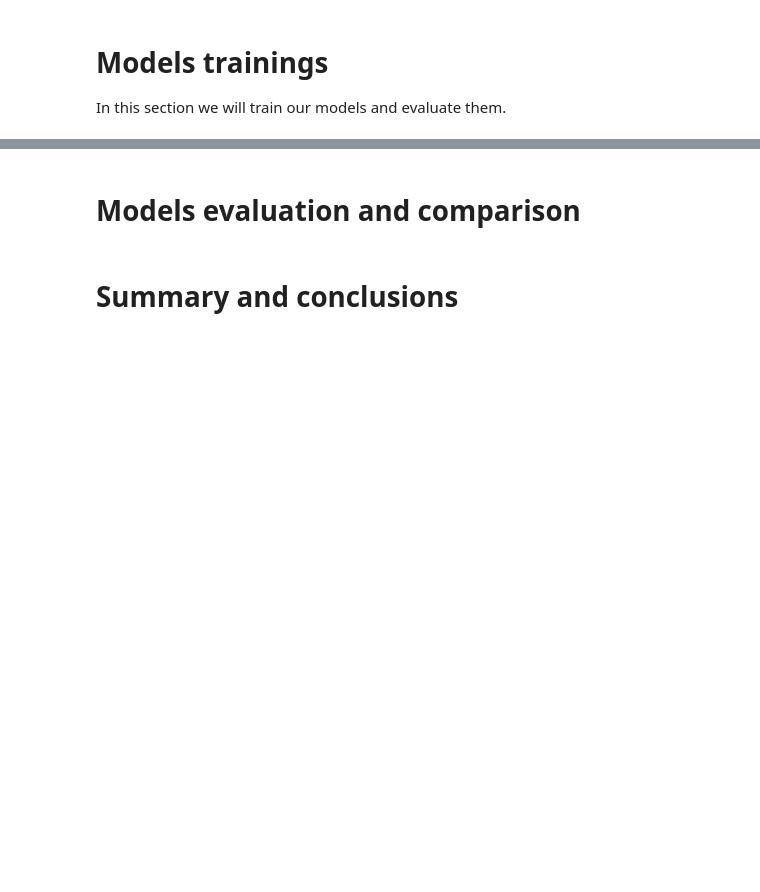
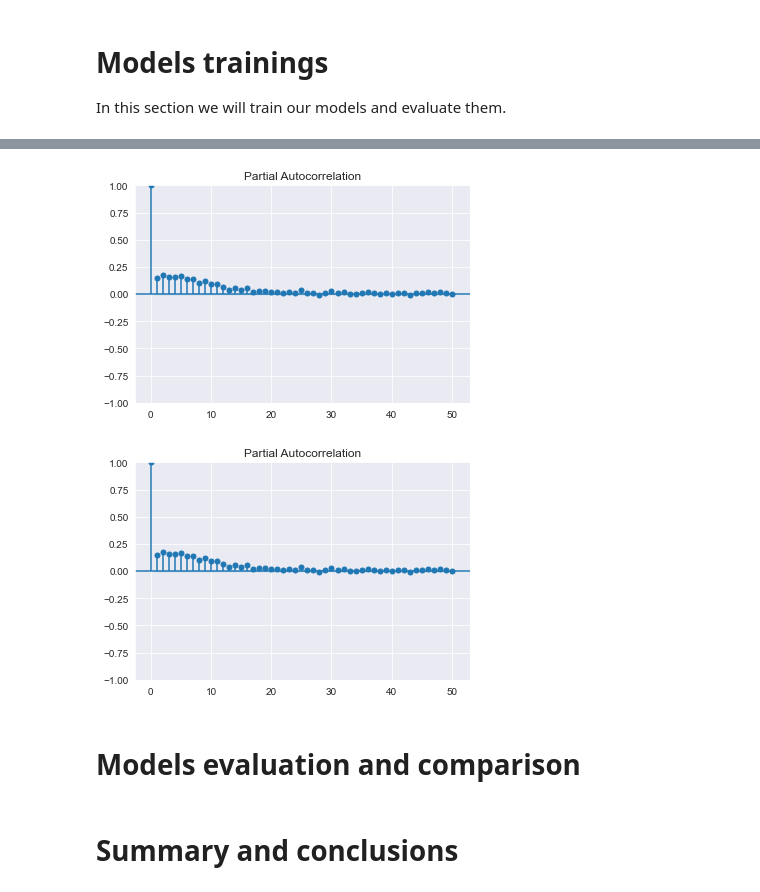
Before and after one commit to alongriskified/openu-data-analysis-openbus, a Jupyter notebook: transport/Final Sadna - Itay and Alon.ipynb, the cells around one changed output, grey strips where cells are left out. Drawn from its saved outputs; the diff is of its cells as text; code cells hidden in the pictures; blank space fills up the shorter version.

```diff
--- a/transport/Final Sadna - Itay and Alon.ipynb
+++ b/transport/Final Sadna - Itay and Alon.ipynb
@@ -805,0 +729,5 @@ Epoch 10/10
+# %%
+plot_pacf(ARIMA_y)
+# %% [output]
+[figure, added]
+[figure, added]
```
Also changed, not shown: parts of 18 cells of this notebook.
